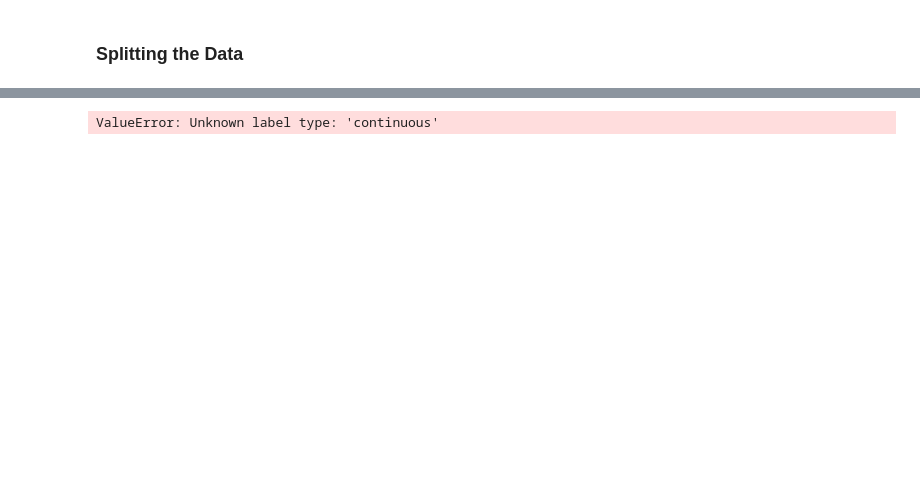
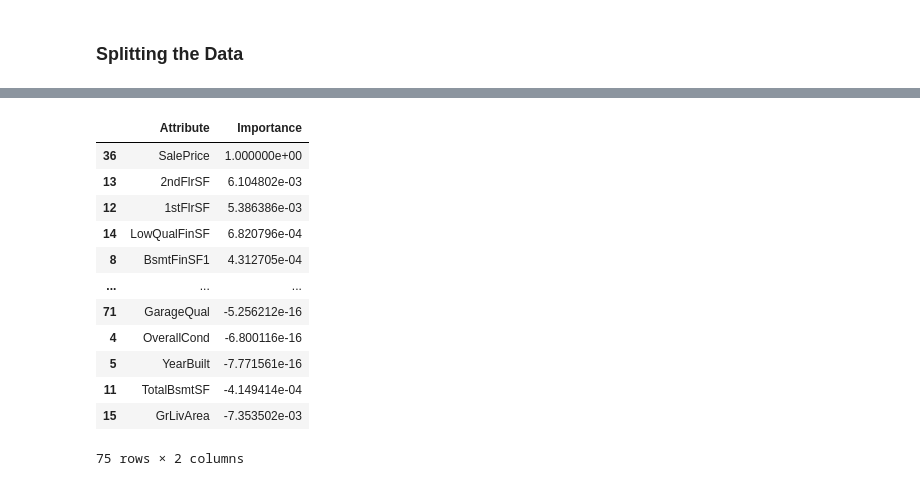
Before and after one commit to OdyAsh/ml-problems, a Jupyter notebook: Assignment 1/All Group Members/Regression.ipynb, the cells around one changed output, grey strips where cells are left out. Cells and saved outputs as stored; diff of their text form; code cells hidden in the pictures; blank space fills up the shorter version.

```diff
--- a/Assignment 1/All Group Members/Regression.ipynb
+++ b/Assignment 1/All Group Members/Regression.ipynb
@@ -646,11 +677,23 @@ ValueError: Found input variables with inconsistent numbers of samples: [1444, 1
 # %%
-model = LogisticRegression()
+model = LinearRegression()
 model.fit(X_train, y_train)
-#importances = pd.DataFrame(data={
-#    'Attribute': X_train.columns,
-#    'Importance': model.coef_[0]
-#})
-#importances = importances.sort_values(by='Importance', ascending=False)
-#importances
+importances = pd.DataFrame(data={
+    'Attribute': X_train.columns,
+    'Importance': model.coef_[0]
+})
+importances = importances.sort_values(by='Importance', ascending=False)
+importances
 # %% [output]
+|  | Attribute | Importance |
+| 36 | SalePrice | 1.000000e+00 |
+| 13 | 2ndFlrSF | 6.104802e-03 |
+| 12 | 1stFlrSF | 5.386386e-03 |
+| 14 | LowQualFinSF | 6.820796e-04 |
+| 8 | BsmtFinSF1 | 4.312705e-04 |
+| ... | ... | ... |
+| 71 | GarageQual | -5.256212e-16 |
+| 4 | OverallCond | -6.800116e-16 |
+| 5 | YearBuilt | -7.771561e-16 |
+| 11 | TotalBsmtSF | -4.149414e-04 |
+| 15 | GrLivArea | -7.353502e-03 |
-ValueError: Unknown label type: 'continuous'
+75 rows × 2 columns
```
Also changed, not shown: parts of 17 cells of this notebook.
